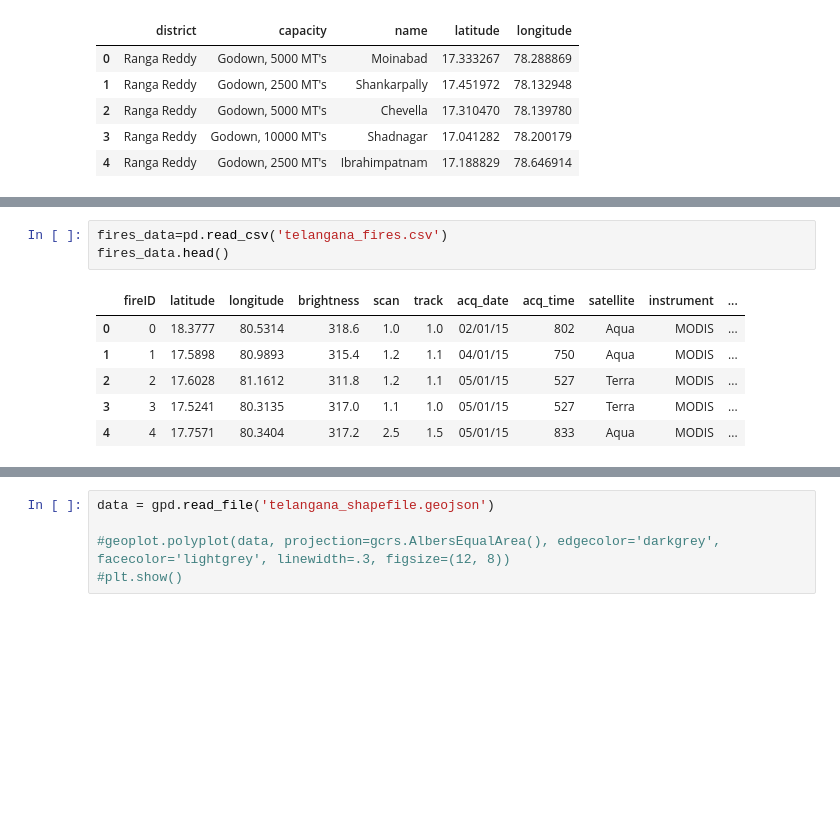
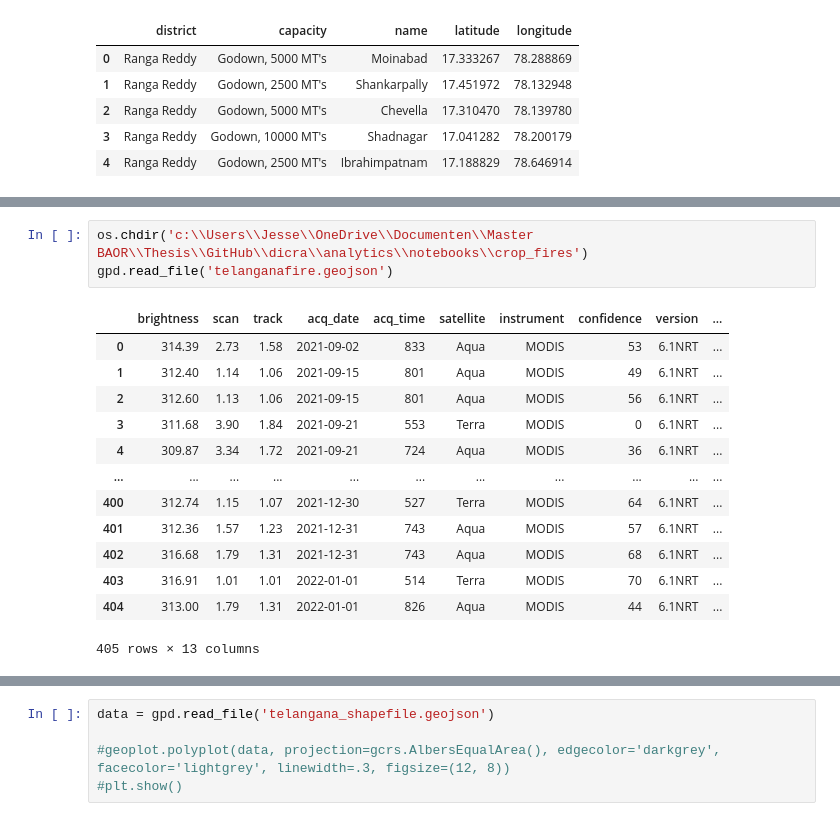
Before and after one commit to undpindia/dicra, a Jupyter notebook: analytics/notebooks/crop_fires/Exploration.ipynb, the cells around one changed output, grey strips where cells are left out. Cells and saved outputs as stored; diff of their text form; blank space fills up the shorter version.

```diff
--- a/analytics/notebooks/crop_fires/Exploration.ipynb
+++ b/analytics/notebooks/crop_fires/Exploration.ipynb
@@ -108,13 +123,20 @@ market_prices.head()
 | 2 | 01/01/19 | 323.0 | Gaddiannaram | 1.0 | Gaddiannaram | 76.0 | Mango | 293.0 | Neelam ... | ... |
 | 3 | 01/01/19 | 323.0 | Gaddiannaram | 1.0 | Gaddiannaram | 76.0 | Mango | 294.0 | Rasalu ... | ... |
 | 4 | 01/01/19 | 323.0 | Gaddiannaram | 1.0 | Gaddiannaram | 76.0 | Mango | 295.0 | Himayath ... | ... |
-# %%
-fires_data=pd.read_csv('telangana_fires.csv')
-fires_data.head()
-# %% [output]
-|  | fireID | latitude | longitude | brightness | scan | track | acq_date | acq_time | satellite | instrument | ... |
-| 0 | 0 | 18.3777 | 80.5314 | 318.6 | 1.0 | 1.0 | 02/01/15 | 802 | Aqua | MODIS | ... |
-| 1 | 1 | 17.5898 | 80.9893 | 315.4 | 1.2 | 1.1 | 04/01/15 | 750 | Aqua | MODIS | ... |
-| 2 | 2 | 17.6028 | 81.1612 | 311.8 | 1.2 | 1.1 | 05/01/15 | 527 | Terra | MODIS | ... |
-| 3 | 3 | 17.5241 | 80.3135 | 317.0 | 1.1 | 1.0 | 05/01/15 | 527 | Terra | MODIS | ... |
-| 4 | 4 | 17.7571 | 80.3404 | 317.2 | 2.5 | 1.5 | 05/01/15 | 833 | Aqua | MODIS | ... |
+# %%
+os.chdir('c:\\Users\\Jesse\\OneDrive\\Documenten\\Master BAOR\\Thesis\\GitHub\\dicra\\analytics\\notebooks\\crop_fires')
+gpd.read_file('telanganafire.geojson')
+# %% [output]
+|  | brightness | scan | track | acq_date | acq_time | satellite | instrument | confidence | version | ... |
+| 0 | 314.39 | 2.73 | 1.58 | 2021-09-02 | 833 | Aqua | MODIS | 53 | 6.1NRT | ... |
+| 1 | 312.40 | 1.14 | 1.06 | 2021-09-15 | 801 | Aqua | MODIS | 49 | 6.1NRT | ... |
+| 2 | 312.60 | 1.13 | 1.06 | 2021-09-15 | 801 | Aqua | MODIS | 56 | 6.1NRT | ... |
+| 3 | 311.68 | 3.90 | 1.84 | 2021-09-21 | 553 | Terra | MODIS | 0 | 6.1NRT | ... |
+| 4 | 309.87 | 3.34 | 1.72 | 2021-09-21 | 724 | Aqua | MODIS | 36 | 6.1NRT | ... |
+| ... | ... | ... | ... | ... | ... | ... | ... | ... | ... | ... |
+| 400 | 312.74 | 1.15 | 1.07 | 2021-12-30 | 527 | Terra | MODIS | 64 | 6.1NRT | ... |
+| 401 | 312.36 | 1.57 | 1.23 | 2021-12-31 | 743 | Aqua | MODIS | 57 | 6.1NRT | ... |
+| 402 | 316.68 | 1.79 | 1.31 | 2021-12-31 | 743 | Aqua | MODIS | 68 | 6.1NRT | ... |
+| 403 | 316.91 | 1.01 | 1.01 | 2022-01-01 | 514 | Terra | MODIS | 70 | 6.1NRT | ... |
+| 404 | 313.00 | 1.79 | 1.31 | 2022-01-01 | 826 | Aqua | MODIS | 44 | 6.1NRT | ... |
+405 rows × 13 columns
```
Also changed, not shown: parts of 6 cells of this notebook.
